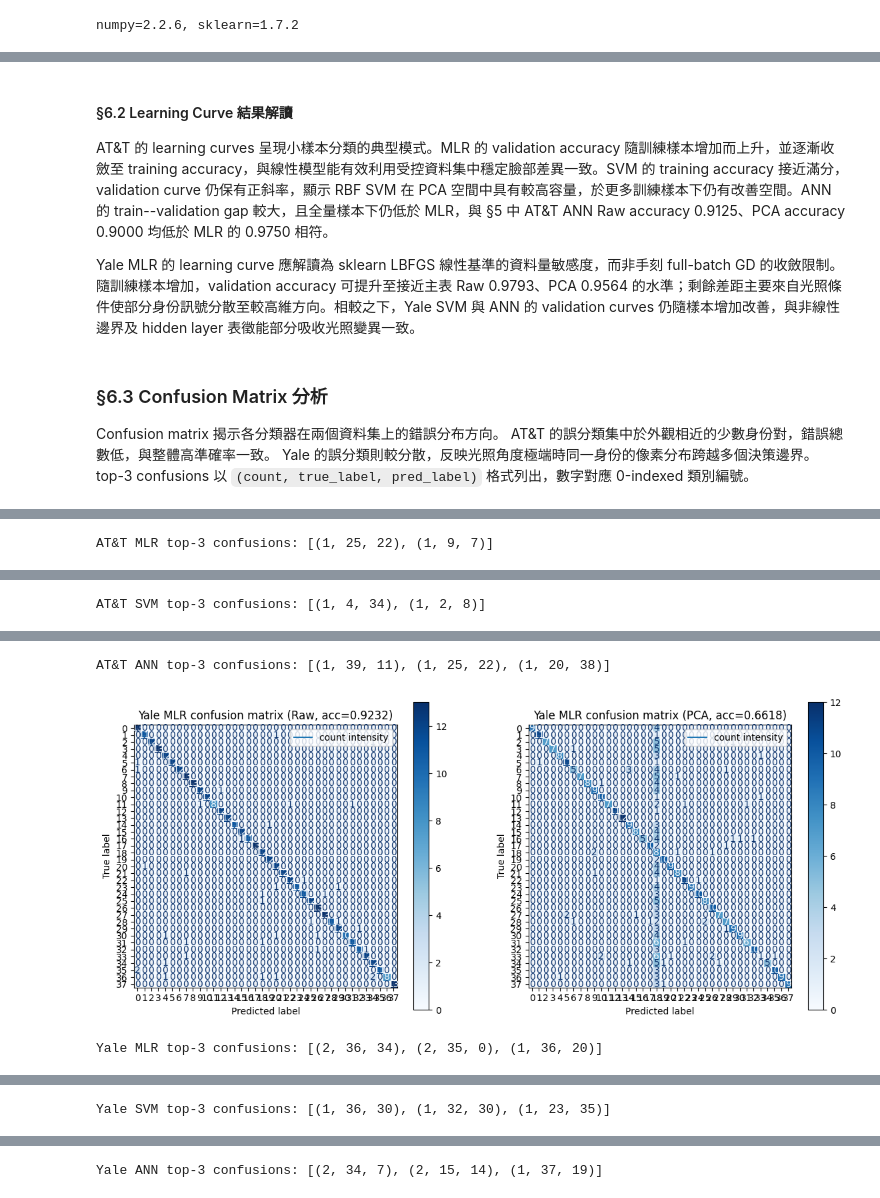
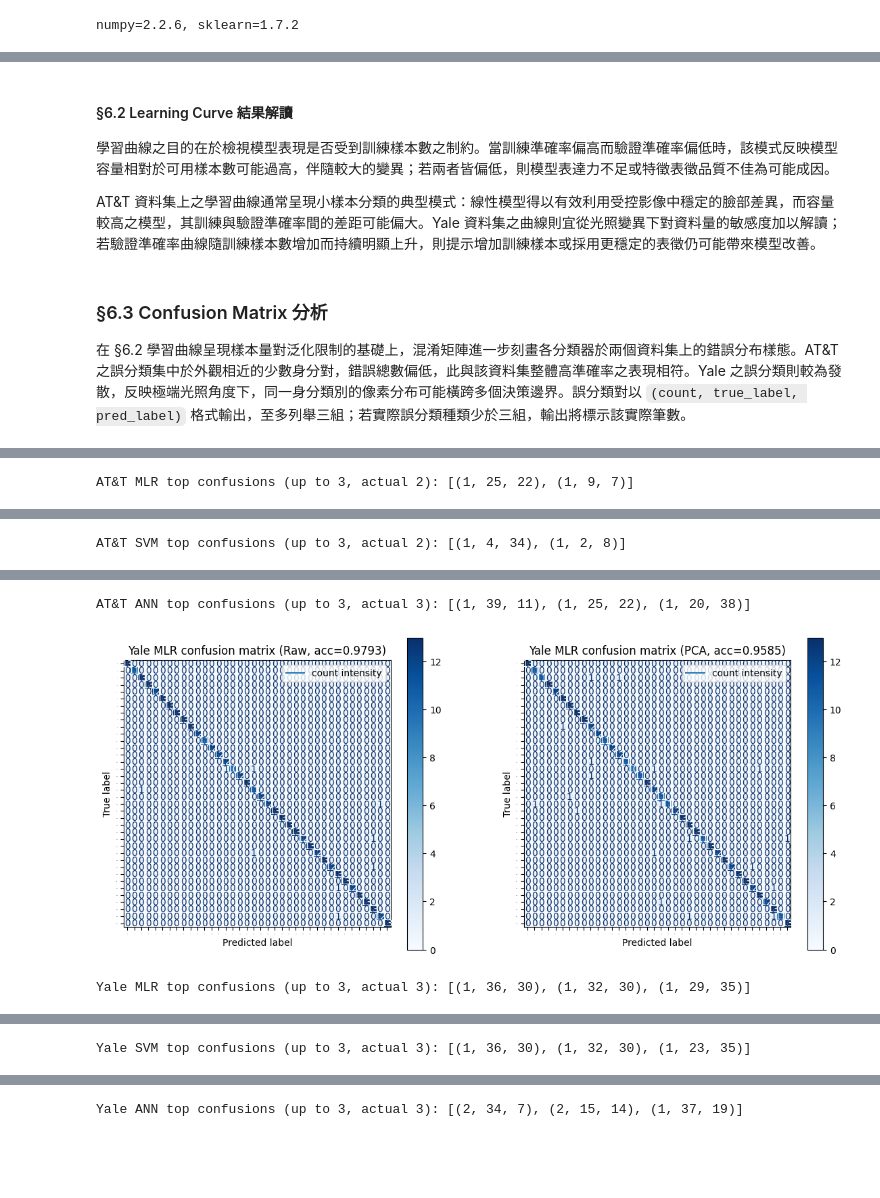
Before and after one commit to Dmg0920/ShallowMachineLearning-NTPU_U3753, a Jupyter notebook: Homework/SML_Work3_411278018.ipynb, the cells around one changed output, grey strips where cells are left out. Drawn from its saved outputs; the diff is of its cells as text; code cells hidden in the pictures; blank space fills up the shorter version.

```diff
--- a/Homework/SML_Work3_411278018.ipynb
+++ b/Homework/SML_Work3_411278018.ipynb
@@ -314,7 +322,7 @@ class MyPCA(BaseEstimator, TransformerMixin):
         elif isinstance(self.n_components, float):
             if not 0 < self.n_components <= 1:
                 raise ValueError("Float n_components must be in (0, 1].")
-            k = int(np.searchsorted(np.cumsum(explained_ratio_all), self.n_components, side="right"))
+            k = int(np.searchsorted(np.cumsum(explained_ratio_all), self.n_components, side="left")) + 1
         else:
             k = int(self.n_components)
 
@@ -339,7 +347,7 @@ class MyPCA(BaseEstimator, TransformerMixin):
 
 
 def select_k_from_ratio(pca: MyPCA, ratio: float) -> int:
-    return int(np.searchsorted(np.cumsum(pca.explained_variance_ratio_all_), ratio) + 1)
+    return int(np.searchsorted(np.cumsum(pca.explained_variance_ratio_all_), ratio, side="left") + 1)
 
 
 def fit_pca_train_only(
@@ -393,13 +401,15 @@ def plot_eigenfaces(pca: MyPCA, dataset_name: str, image_shape: tuple[int, int]
 pca_summary: dict[str, dict[str, Any]] = {}
 for name, data in datasets.items():
     X_train, X_test, y_train, y_test = data["split"]
-    pca_full = MyPCA().fit(X_train)
+    scaler_for_pca_summary = StandardScaler()
+    X_train_scaled_summary = scaler_for_pca_summary.fit_transform(X_train)
+    pca_full = MyPCA().fit(X_train_scaled_summary)
     k90 = select_k_from_ratio(pca_full, 0.90)
     k95 = select_k_from_ratio(pca_full, 0.95)
     k99 = select_k_from_ratio(pca_full, 0.99)
 
-    sk_pca = SklearnPCA(n_components=k95, svd_solver="full", random_state=SEED).fit(X_train)
-    my_pca_k = MyPCA(n_components=k95).fit(X_train)
+    sk_pca = SklearnPCA(n_components=k95, svd_solver="full", random_state=SEED).fit(X_train_scaled_summary)
+    my_pca_k = MyPCA(n_components=k95).fit(X_train_scaled_summary)
     ratio_diff = np.max(np.abs(my_pca_k.explained_variance_ratio_ - sk_pca.explained_variance_ratio_))
     component_abs_diff = np.max(np.abs(np.abs(my_pca_k.components_) - np.abs(sk_pca.components_)))
     assert ratio_diff < 1e-8
@@ -411,11 +421,12 @@ for name, data in datasets.items():
         "ratio_diff": ratio_diff,
         "component_abs_diff": component_abs_diff,
         "pca_full": pca_full,
+        "scaler": scaler_for_pca_summary,
     }
     plot_scree(pca_full, name, k95)
-    plot_eigenfaces(MyPCA(n_components=16).fit(X_train), name)
+    plot_eigenfaces(MyPCA(n_components=16).fit(X_train_scaled_summary), name)
 
 print("PCA k summary:")
-print(pd.DataFrame([{k: v for k, v in row.items() if k != "pca_full"} | {"dataset": name} for name, row in pca_summary.items()]).to_markdown(index=False))
+print(pd.DataFrame([{k: v for k, v in row.items() if k not in {"pca_full", "scaler"}} | {"dataset": name} for name, row in pca_summary.items()]).to_markdown(index=False))
 print(f"numpy={np.__version__}, sklearn={sklearn.__version__}")
 # %% [output]
@@ -1406,16 +1591,13 @@ for dataset_name, data in datasets.items():
 # %% [markdown]
 #### §6.2 Learning Curve 結果解讀
 
-AT&T 的 learning curves 呈現小樣本分類的典型模式。MLR 的 validation accuracy 隨訓練樣本增加而上升，並逐漸收斂至 training accuracy，與線性模型能有效利用受控資料集中穩定臉部差異一致。SVM 的 training accuracy 接近滿分，validation curve 仍保有正斜率，顯示 RBF SVM 在 PCA 空間中具有較高容量，於更多訓練樣本下仍有改善空間。ANN 的 train--validation gap 較大，且全量樣本下仍低於 MLR，與 §5 中 AT&T ANN Raw accuracy 0.9125、PCA accuracy 0.9000 均低於 MLR 的 0.9750 相符。
+學習曲線之目的在於檢視模型表現是否受到訓練樣本數之制約。當訓練準確率偏高而驗證準確率偏低時，該模式反映模型容量相對於可用樣本數可能過高，伴隨較大的變異；若兩者皆偏低，則模型表達力不足或特徵表徵品質不佳為可能成因。
 
-Yale MLR 的 learning curve 應解讀為 sklearn LBFGS 線性基準的資料量敏感度，而非手刻 full-batch GD 的收斂限制。隨訓練樣本增加，validation accuracy 可提升至接近主表 Raw 0.9793、PCA 0.9564 的水準；剩餘差距主要來自光照條件使部分身份訊號分散至較高維方向。相較之下，Yale SVM 與 ANN 的 validation curves 仍隨樣本增加改善，與非線性邊界及 hidden layer 表徵能部分吸收光照變異一致。
+AT&T 資料集上之學習曲線通常呈現小樣本分類的典型模式：線性模型得以有效利用受控影像中穩定的臉部差異，而容量較高之模型，其訓練與驗證準確率間的差距可能偏大。Yale 資料集之曲線則宜從光照變異下對資料量的敏感度加以解讀；若驗證準確率曲線隨訓練樣本數增加而持續明顯上升，則提示增加訓練樣本或採用更穩定的表徵仍可能帶來模型改善。
 # %% [markdown]
 ### §6.3 Confusion Matrix 分析
 
-Confusion matrix 揭示各分類器在兩個資料集上的錯誤分布方向。
-AT&T 的誤分類集中於外觀相近的少數身份對，錯誤總數低，與整體高準確率一致。
-Yale 的誤分類則較分散，反映光照角度極端時同一身份的像素分布跨越多個決策邊界。
-top-3 confusions 以 `(count, true_label, pred_label)` 格式列出，數字對應 0-indexed 類別編號。
+在 §6.2 學習曲線呈現樣本量對泛化限制的基礎上，混淆矩陣進一步刻畫各分類器於兩個資料集上的錯誤分布樣態。AT&T 之誤分類集中於外觀相近的少數身分對，錯誤總數偏低，此與該資料集整體高準確率之表現相符。Yale 之誤分類則較為發散，反映極端光照角度下，同一身分類別的像素分布可能橫跨多個決策邊界。誤分類對以 `(count, true_label, pred_label)` 格式輸出，至多列舉三組；若實際誤分類種類少於三組，輸出將標示該實際筆數。
 # %%
 for dataset_name, data in datasets.items():
     _, _, _, y_test = data["split"]
@@ -1438,8 +1620,9 @@ for dataset_name, data in datasets.items():
                 disp.plot(ax=ax, cmap="Blues", colorbar=True, values_format="d")
                 ax.plot([], [], color=TAB10(0), label="count intensity")
                 ax.set_title(title)
-                ax.set_xlabel("Predicted label")
-                ax.set_ylabel("True label")
+                disp.ax_.tick_params(axis="both", which="both", labelsize=0)
+                ax.set_xlabel("Predicted label", fontsize=10)
+                ax.set_ylabel("True label", fontsize=10)
                 ax.legend()
                 ax.grid(True, alpha=0.15)
             plt.show()
@@ -1452,8 +1635,9 @@ for dataset_name, data in datasets.items():
             disp.plot(ax=ax, cmap="Blues", colorbar=True, values_format="d")
             ax.plot([], [], color=TAB10(0), label="count intensity")
             ax.set_title(f"{dataset_name} {classifier} confusion matrix ({feature})")
-            ax.set_xlabel("Predicted label")
-            ax.set_ylabel("True label")
+            disp.ax_.tick_params(axis="both", which="both", labelsize=0)
+            ax.set_xlabel("Predicted label", fontsize=10)
+            ax.set_ylabel("True label", fontsize=10)
             ax.legend()
             ax.grid(True, alpha=0.15)
             plt.show()
@@ -1463,7 +1647,8 @@ for dataset_name, data in datasets.items():
         pairs = []
         for true_label, pred_label in np.argwhere(off_diag > 0):
             pairs.append((int(off_diag[true_label, pred_label]), int(true_label), int(pred_label)))
-        # top-3 confusions format: (count, true_label, pred_label)
-        top3 = sorted(pairs, reverse=True)[:3]
-        print(f"{dataset_name} {classifier} top-3 confusions: {top3}")
+        # top confusions format: (count, true_label, pred_label)
+        top_confusions = sorted(pairs, reverse=True)
+        top_k = min(3, len(top_confusions))
+        print(f"{dataset_name} {classifier} top confusions (up to 3, actual {top_k}): {top_confusions[:3]}")
 # %% [output]
@@ -1471 +1656 @@ for dataset_name, data in datasets.items():
-AT&T MLR top-3 confusions: [(1, 25, 22), (1, 9, 7)]
+AT&T MLR top confusions (up to 3, actual 2): [(1, 25, 22), (1, 9, 7)]
@@ -1473 +1658 @@ AT&T MLR top-3 confusions: [(1, 25, 22), (1, 9, 7)]
-AT&T SVM top-3 confusions: [(1, 4, 34), (1, 2, 8)]
+AT&T SVM top confusions (up to 3, actual 2): [(1, 4, 34), (1, 2, 8)]
@@ -1475,3 +1660,3 @@ AT&T SVM top-3 confusions: [(1, 4, 34), (1, 2, 8)]
-AT&T ANN top-3 confusions: [(1, 39, 11), (1, 25, 22), (1, 20, 38)]
+AT&T ANN top confusions (up to 3, actual 3): [(1, 39, 11), (1, 25, 22), (1, 20, 38)]
-[figure, old version]
+[figure, new version]
-Yale MLR top-3 confusions: [(2, 36, 34), (2, 35, 0), (1, 36, 20)]
+Yale MLR top confusions (up to 3, actual 3): [(1, 36, 30), (1, 32, 30), (1, 29, 35)]
@@ -1479 +1664 @@ Yale MLR top-3 confusions: [(2, 36, 34), (2, 35, 0), (1, 36, 20)]
-Yale SVM top-3 confusions: [(1, 36, 30), (1, 32, 30), (1, 23, 35)]
+Yale SVM top confusions (up to 3, actual 3): [(1, 36, 30), (1, 32, 30), (1, 23, 35)]
@@ -1481,4 +1666,4 @@ Yale SVM top-3 confusions: [(1, 36, 30), (1, 32, 30), (1, 23, 35)]
-Yale ANN top-3 confusions: [(2, 34, 7), (2, 15, 14), (1, 37, 19)]
+Yale ANN top confusions (up to 3, actual 3): [(2, 34, 7), (2, 15, 14), (1, 37, 19)]
 # %% [markdown]
 #### §6.4 PC1–PC2 投影散點圖
 
```
Also changed, not shown: parts of 50 cells of this notebook.
